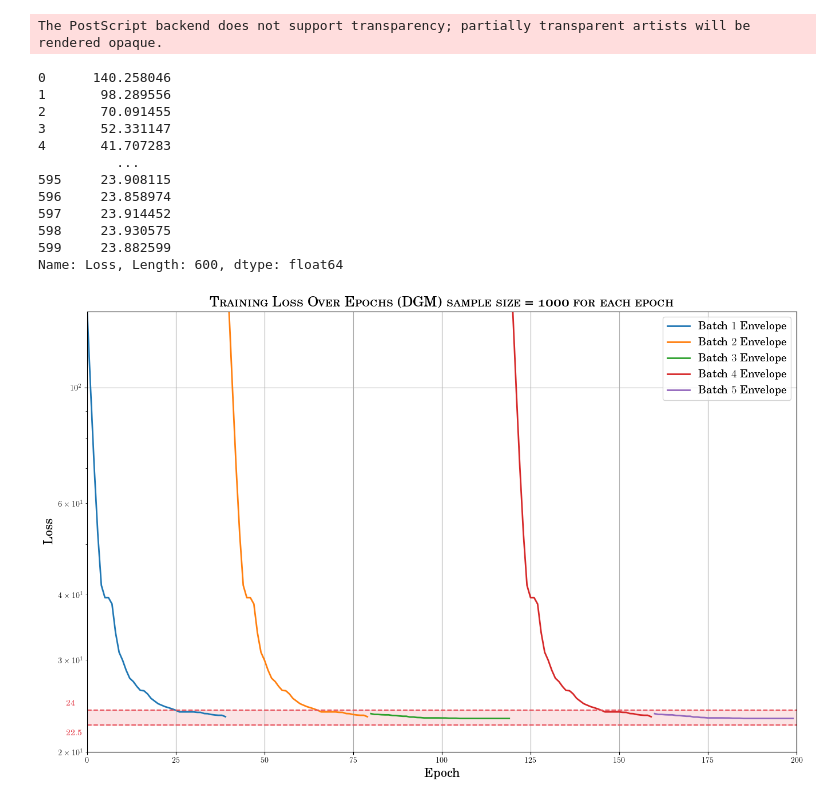
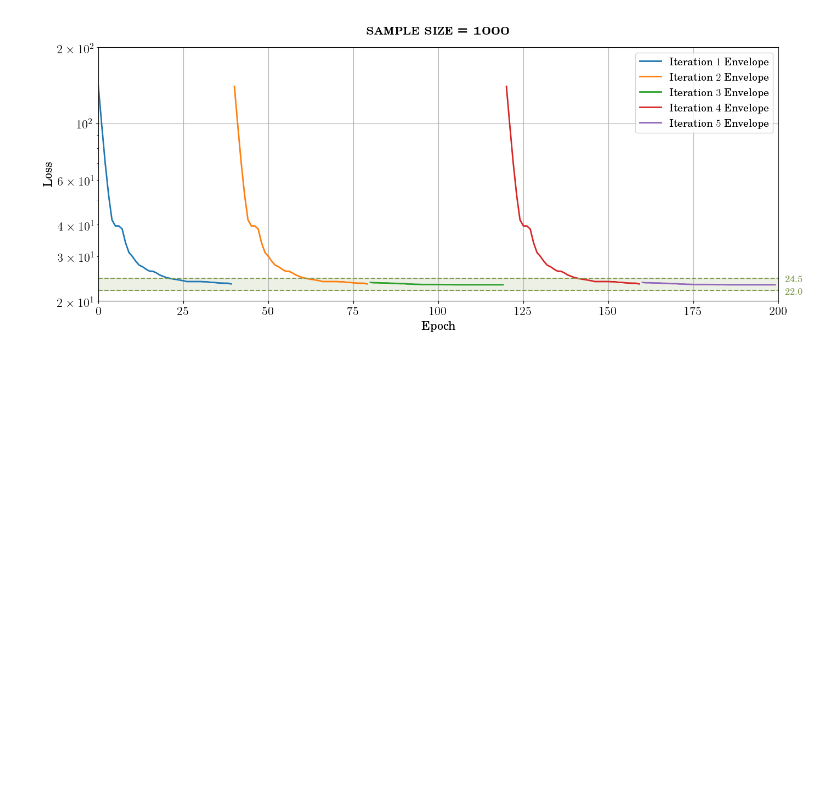
Before and after one commit to Warren12138/SCDAA, a Jupyter notebook: Exercise3_1_primary.ipynb, the cells around one changed output. Saved outputs shown, nothing was run; the diff lists cells and outputs as text; code cells hidden in the pictures; blank space fills up the shorter version.

```diff
--- a/Exercise3_1_primary.ipynb
+++ b/Exercise3_1_primary.ipynb
@@ -236,13 +237,14 @@ T = torch.tensor(1.0, dtype=Proj_dtype, device = Proj_device)
 
 # Initialize LQR solver with given matrices and settings
 solver = LQRSolver(H, M, sigma, C, D, R, T=T, method="euler")
+# %%
+# Define different sample sizes for experimentation
+samplesize = [100, 1000, 5000]
+# Define number of epochs for training
+epochs = 40
+# Define batch size for training
+Iteration = 5
 # %%
-# Define different sample sizes for experimentation
-samplesize = [100, 1000, 5000]
-# Define number of epochs for training
-epochs = 40
-# Define batch size for training
-Batch_size = 5
 
 for sz in samplesize:
 
@@ -264,8 +266,8 @@ for sz in samplesize:
     with open(loss_filename, 'w') as file:
         file.write('Epoch,Loss\n')
 
-    for batch in range(Batch_size):
-        print(f'Batch {batch + 1}/{Batch_size}' + '\n')
+    for iteration in range(Iteration):
+        print(f'Batch {iteration + 1}/{Iteration}' + '\n')
 
         # Generate new data for the current batch
         t_data,x_data = new_data(sz)
@@ -434,61 +394,52 @@ Name: Loss, Length: 600, dtype: float64
 # %%
 # Plotting the training loss with samplesize 1000
-batch_size = 5
-epoch = 40
+Iteration = 5
+epochs = 40
 plt.rc('text', usetex=True)
 plt.rc('text.latex', preamble=r'\usepackage{tgschola}')
 
 # Convert epoch_losses to a numeric type if it's not already
 epoch_losses = pd.to_numeric(df_1000['Loss'], errors='coerce')
 
 envelope_lower = np.minimum.accumulate(epoch_losses)
 
-plt.figure(figsize=(16, 10))
+plt.figure(figsize=(16, 6))
 
-epoch_list = range(batch_size*epochs)
-for i in range(batch_size):
+epoch_list = range(Iteration*epochs)
+for i in range(Iteration):
     start = i * epochs
     end = (i + 1) * epochs
     batch_epochs = epoch_list[start:end]
     batch_losses = epoch_losses[start:end]
 
     envelope_lower = np.minimum.accumulate(batch_losses)
 
-    plt.plot(batch_epochs, envelope_lower, label=r'\rmfamily \textmd {Batch }'+f'${i+1}$' r'\textmd{ Envelope}',lw=2)
+    plt.plot(batch_epochs, envelope_lower, label=r'\rmfamily \textmd {Iteration }'+f'${i+1}$' r'\textmd{ Envelope}',lw=2)
 x = np.linspace(0,200)
-plt.axhline(y=22.5, xmin=0, xmax=200, color=(230/255, 76/255, 87/255), linestyle='--')
-plt.axhline(y=24, xmin=0, xmax=200, color=(230/255, 76/255, 87/255), linestyle='--')
-plt.fill_between(x, 22.5, 24, where=(x >= 0) & (x <= 220),color=(230/255, 76/255, 87/255, 0.15), interpolate=True)
+plt.axhline(y=22, xmin=0, xmax=200, color=(130/255, 155/255, 81/255), linestyle='--')
+plt.axhline(y=24.5, xmin=0, xmax=200, color=(130/255, 155/255, 81/255), linestyle='--')
+plt.fill_between(x, 22, 24.5, where=(x >= 0) & (x <= 220),color=(130/255, 155/255, 81/255, 0.15), interpolate=True)
 
 plt.yscale('log')
 plt.xlabel(r'\rmfamily \textmd {Epoch}', fontsize=16)
 plt.ylabel(r'\rmfamily \textmd {Loss}', fontsize=16)
-plt.title(r'\rmfamily {\textsc{Training Loss Over Epochs (DGM) sample size = 1000 for each epoch}}', fontsize=18)
+plt.title(r'\rmfamily {\textsc{sample size = 1000}}', pad=18, fontsize=22)
 plt.xlim(0,200)
-plt.ylim(2e1, 1.4e2)  # Setting the y-axis limit to better visualize the decrease in loss
-plt.text(-6, 24.5, r'\rmfamily \textmd {24}', color=(230/255, 76/255, 87/255), fontsize=10)
-plt.text(-6, 21.5, r'\rmfamily \textmd {22.5}', color=(230/255, 76/255, 87/255), fontsize=10)
+plt.ylim(2e1, 2e2)  # Setting the y-axis limit to better visualize the decrease in loss
+plt.text(202, 23.8, r'\rmfamily \textmd {24.5}', color=(130/255, 155/255, 81/255), fontsize=12)
+plt.text(202, 21.3, r'\rmfamily \textmd {22.0}', color=(130/255, 155/255, 81/255), fontsize=12)
 plt.legend(fontsize=14)
 plt.grid(True)  # Add grid for better readability
 
-plt.savefig('Exercise3/Training Loss_1000 (DGM).eps', format='eps', dpi=600)
+plt.rcParams['axes.labelsize'] = 16
+plt.rcParams['xtick.labelsize'] = 16
+plt.rcParams['ytick.labelsize'] = 16
+
+plt.savefig('Exercise3/Training Loss_1000 (DGM).pdf', format='pdf', dpi=600)
 plt.savefig('Exercise3/Training Loss_1000 (DGM).png', format='png', dpi=600)
 
 plt.show()
 # %% [output]
-The PostScript backend does not support transparency; partially transparent artists will be rendered opaque.
-0      140.258046
-1       98.289556
-2       70.091455
-3       52.331147
-4       41.707283
-          ...
-595     23.908115
-596     23.858974
-597     23.914452
-598     23.930575
-599     23.882599
-Name: Loss, Length: 600, dtype: float64
-[figure, old version]
+[figure, new version]
 # %%
 # Plotting the training loss with samplesize 5000
```
Also changed, not shown: parts of 8 cells of this notebook.
